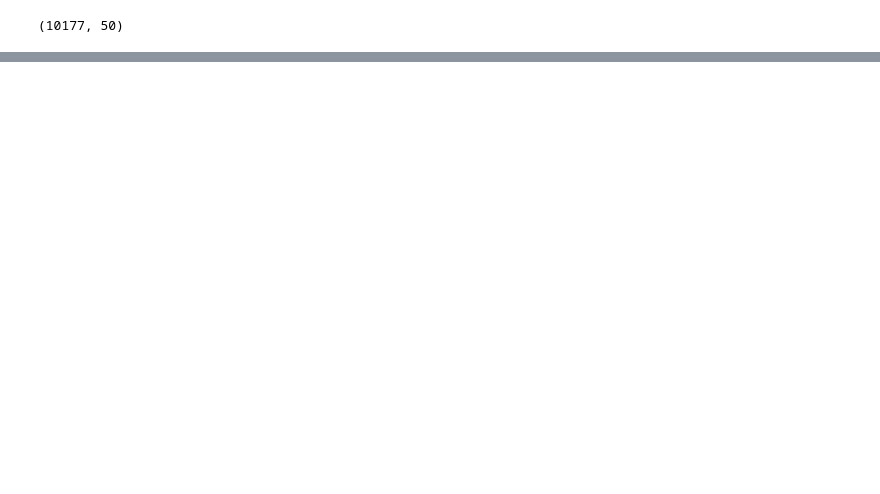
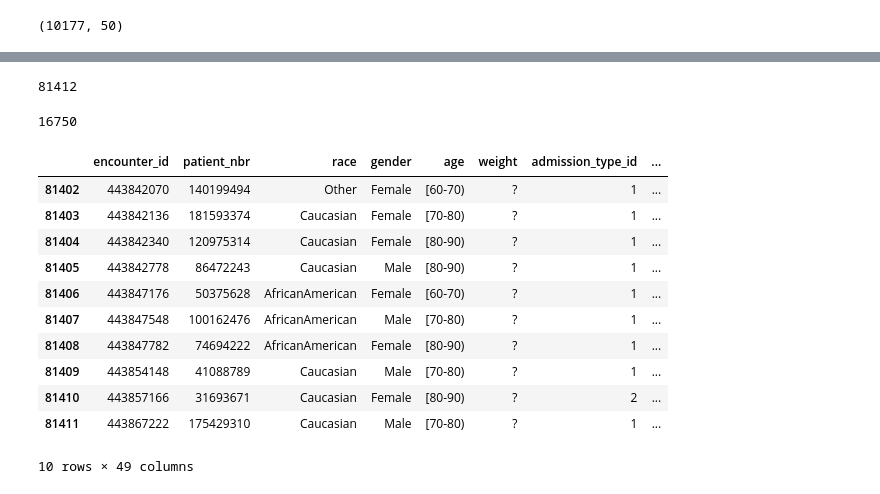
Before and after one commit to pting302/AI_for_Bias_Detection_Healthcare, a Jupyter notebook: Models/Network_Model.ipynb, the cells around one changed output, grey strips where cells are left out. Drawn from its saved outputs; the diff is of its cells as text; code cells hidden in the pictures; blank space fills up the shorter version.

```diff
--- a/Models/Network_Model.ipynb
+++ b/Models/Network_Model.ipynb
@@ -29,0 +153,52 @@ df_test.shape
+# %%
+len(xOutputs)
+# %% [output]
+81412
+# %%
+African_American = 0
+for i in range(len(xOutputs)):
+    if xOutputs[i] == 1:
+        African_American += 1
+print(African_American)
+# %% [output]
+16750
+# %%
+readmittance = df_train["readmitted"]
+countn = 0
+for admis in readmittance:
+    if(admis == "NO"):
+        outputs[countn].append(1)
+        outputs[countn].append(0)
+    else:
+        outputs[countn].append(0)
+        outputs[countn].append(1)
+    countn += 1
+df_new = df_train.drop(columns = "readmitted")
+df_output = df_train.drop(columns = ['encounter_id', 'patient_nbr', 'race', 'gender', 'age', 'weight',
+       'admission_type_id', 'discharge_disposition_id', 'admission_source_id',
+       'time_in_hospital', 'payer_code', 'medical_specialty',
+       'num_lab_procedures', 'num_procedures', 'num_medications',
+       'number_outpatient', 'number_emergency', 'number_inpatient', 'diag_1',
+       'diag_2', 'diag_3', 'number_diagnoses', 'max_glu_serum', 'A1Cresult',
+       'metformin', 'repaglinide', 'nateglinide', 'chlorpropamide',
+       'glimepiride', 'acetohexamide', 'glipizide', 'glyburide', 'tolbutamide',
+       'pioglitazone', 'rosiglitazone', 'acarbose', 'miglitol', 'troglitazone',
+       'tolazamide', 'examide', 'citoglipton', 'insulin',
+       'glyburide-metformin', 'glipizide-metformin',
+       'glimepiride-pioglitazone', 'metformin-rosiglitazone',
+       'metformin-pioglitazone', 'change', 'diabetesMed'])
+# %%
+df_new.tail(10)
+# %% [output]
+|  | encounter_id | patient_nbr | race | gender | age | weight | admission_type_id | ... |
+| 81402 | 443842070 | 140199494 | Other | Female | [60-70) | ? | 1 | ... |
+| 81403 | 443842136 | 181593374 | Caucasian | Female | [70-80) | ? | 1 | ... |
+| 81404 | 443842340 | 120975314 | Caucasian | Female | [80-90) | ? | 1 | ... |
+| 81405 | 443842778 | 86472243 | Caucasian | Male | [80-90) | ? | 1 | ... |
+| 81406 | 443847176 | 50375628 | AfricanAmerican | Female | [60-70) | ? | 1 | ... |
+| 81407 | 443847548 | 100162476 | AfricanAmerican | Male | [70-80) | ? | 1 | ... |
+| 81408 | 443847782 | 74694222 | AfricanAmerican | Female | [80-90) | ? | 1 | ... |
+| 81409 | 443854148 | 41088789 | Caucasian | Male | [70-80) | ? | 1 | ... |
+| 81410 | 443857166 | 31693671 | Caucasian | Female | [80-90) | ? | 2 | ... |
+| 81411 | 443867222 | 175429310 | Caucasian | Male | [70-80) | ? | 1 | ... |
+10 rows × 49 columns
```
Also changed, not shown: parts of 15 cells of this notebook.
